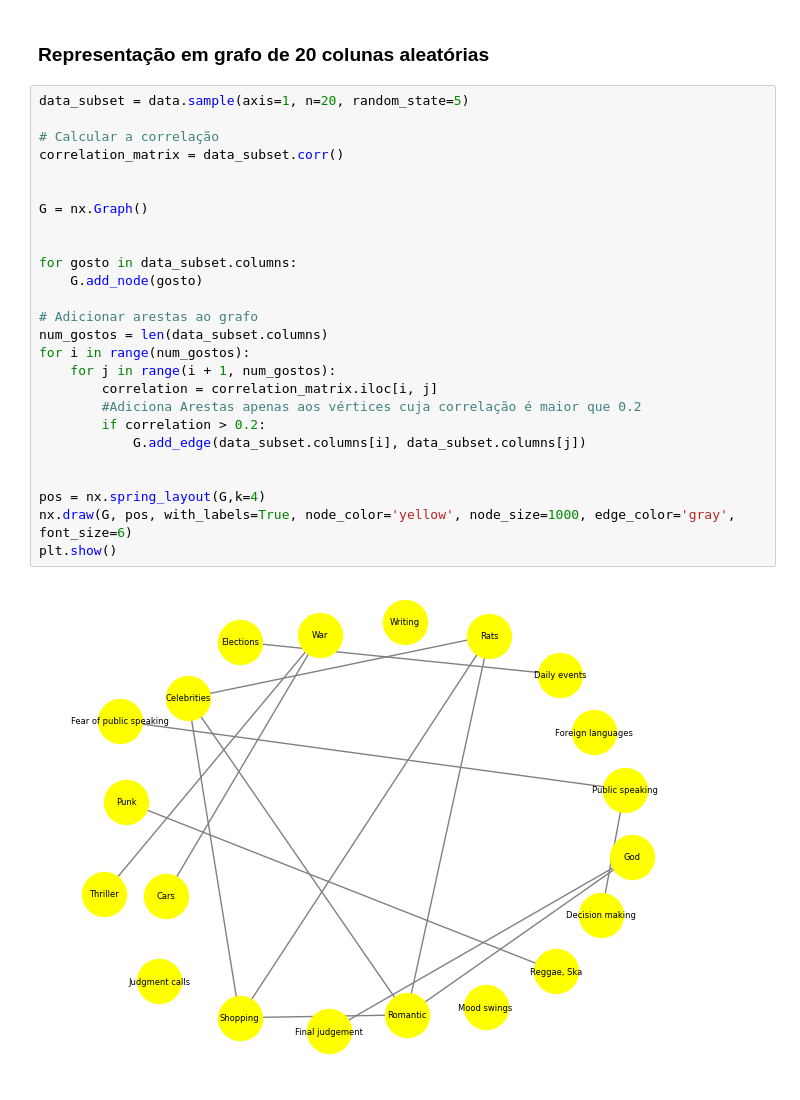
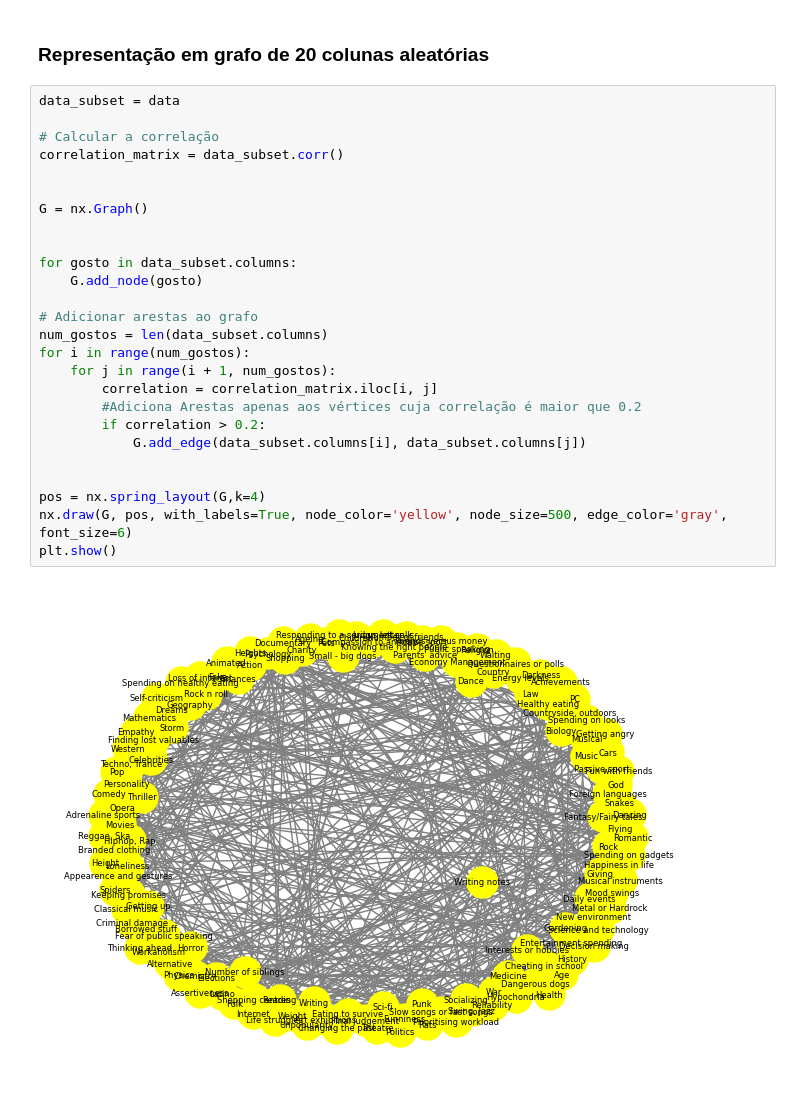
Before and after one commit to diego-alp-dt/Projeto_CR, a Jupyter notebook: Grafo.ipynb, the cells around one changed output. Saved outputs shown, nothing was run; the diff lists cells and outputs as text.

```diff
--- a/Grafo.ipynb
+++ b/Grafo.ipynb
@@ -63,30 +63,30 @@ plt.show()
 # %% [markdown]
 ### Representação em grafo de 20 colunas aleatórias
 # %%
-data_subset = data.sample(axis=1, n=20, random_state=5)
+data_subset = data
 
 # Calcular a correlação
 correlation_matrix = data_subset.corr()
 
 
 G = nx.Graph()
 
 
 for gosto in data_subset.columns:
     G.add_node(gosto)
 
 # Adicionar arestas ao grafo
 num_gostos = len(data_subset.columns)
 for i in range(num_gostos):
     for j in range(i + 1, num_gostos):
         correlation = correlation_matrix.iloc[i, j]
         #Adiciona Arestas apenas aos vértices cuja correlação é maior que 0.2
         if correlation > 0.2:
             G.add_edge(data_subset.columns[i], data_subset.columns[j])
 
 
 pos = nx.spring_layout(G,k=4)
-nx.draw(G, pos, with_labels=True, node_color='yellow', node_size=1000, edge_color='gray', font_size=6)
+nx.draw(G, pos, with_labels=True, node_color='yellow', node_size=500, edge_color='gray', font_size=6)
 plt.show()
 # %% [output]
-[figure, old version]
+[figure, new version]
```
Also changed, not shown: parts of 1 cell of this notebook.
